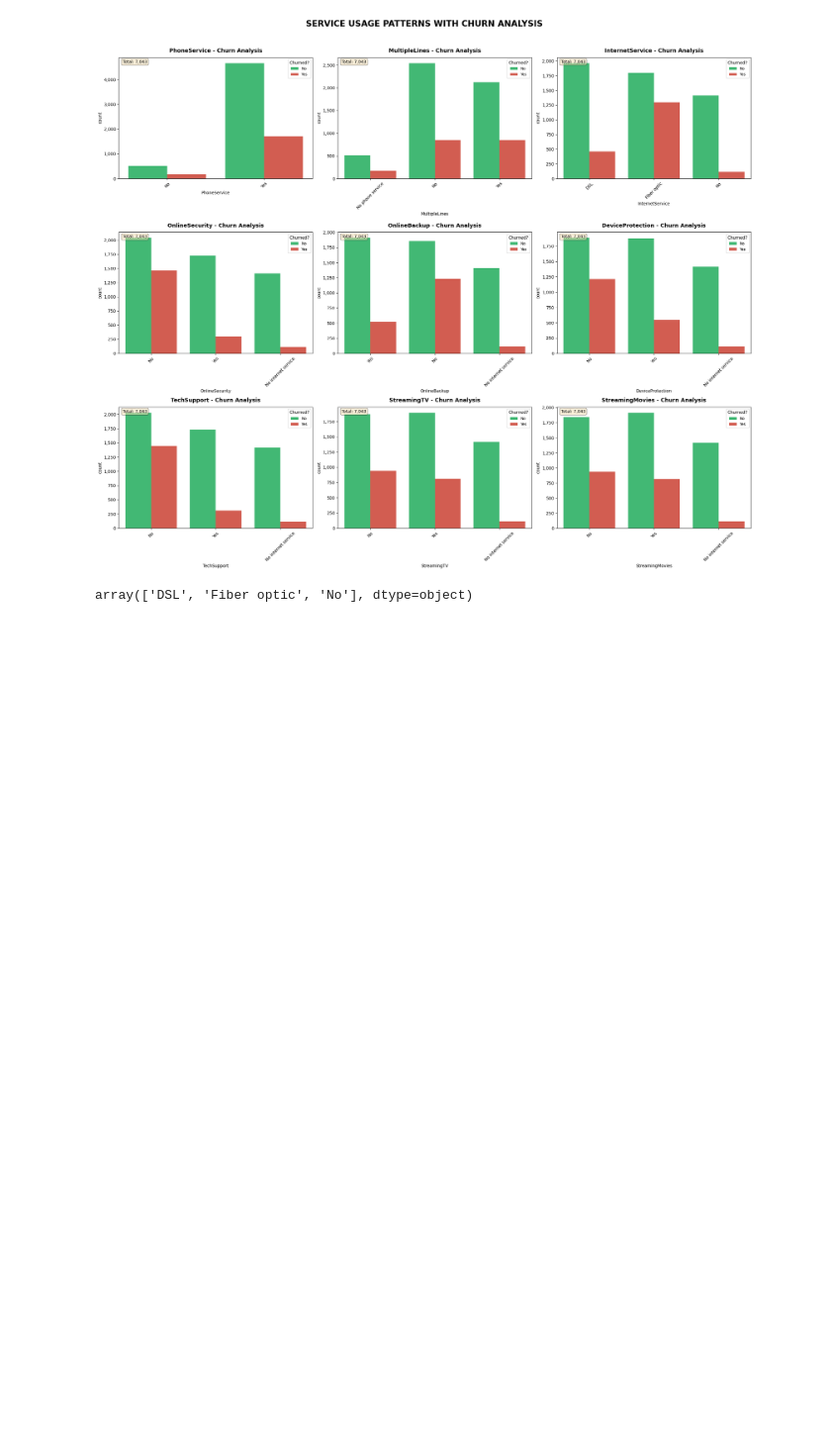
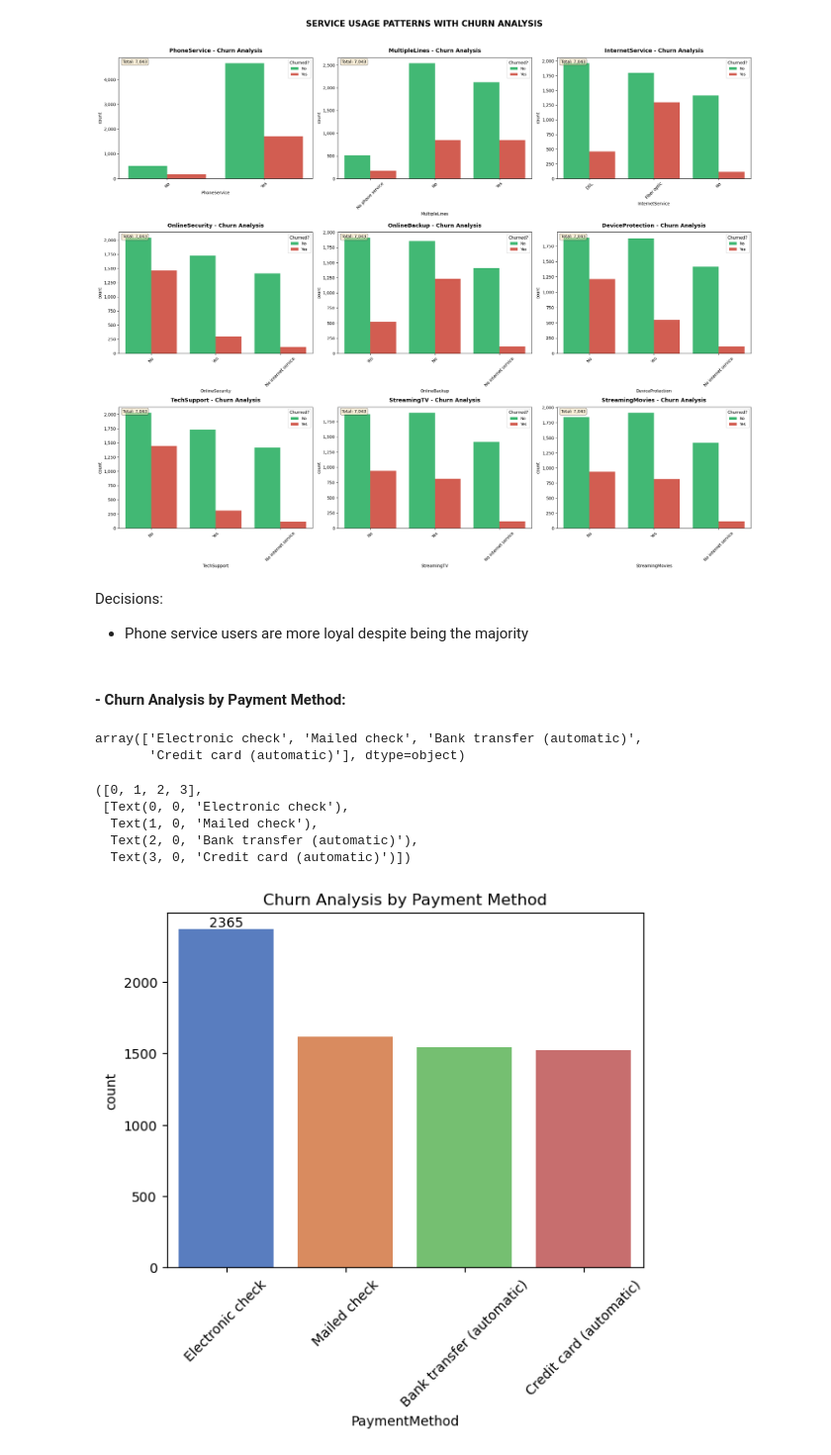
Before and after one commit to arFaisal043/Python_EDA_Project, a Jupyter notebook: Python_EDA_Project.ipynb, the cells around one changed output. Shown at 99% size. Cells and saved outputs as stored; diff of their text form; code cells hidden in the pictures; blank space fills up the shorter version.

```diff
--- a/Python_EDA_Project.ipynb
+++ b/Python_EDA_Project.ipynb
@@ -496,7 +496,26 @@ plt.tight_layout()
 plt.show()
 # %% [output]
 [figure]
+# %% [markdown]
+Decisions:
+- Phone service users are more loyal despite being the majority
+# %% [markdown]
+#### - Churn Analysis by Payment Method:
+# %%
+df['PaymentMethod'].unique()
+# %% [output]
+array(['Electronic check', 'Mailed check', 'Bank transfer (automatic)',
+       'Credit card (automatic)'], dtype=object)
 # %%
-df['InternetService'].unique()
+cnt = sns.countplot(data=df, x='PaymentMethod', palette='muted')
+cnt.bar_label(cnt.containers[0])
+
+plt.title("Churn Analysis by Payment Method")
+plt.xticks(rotation=45)
 # %% [output]
-array(['DSL', 'Fiber optic', 'No'], dtype=object)
+([0, 1, 2, 3],
+ [Text(0, 0, 'Electronic check'),
+  Text(1, 0, 'Mailed check'),
+  Text(2, 0, 'Bank transfer (automatic)'),
+  Text(3, 0, 'Credit card (automatic)')])
+[figure, added]
```
Also changed, not shown: parts of 2 cells of this notebook.
